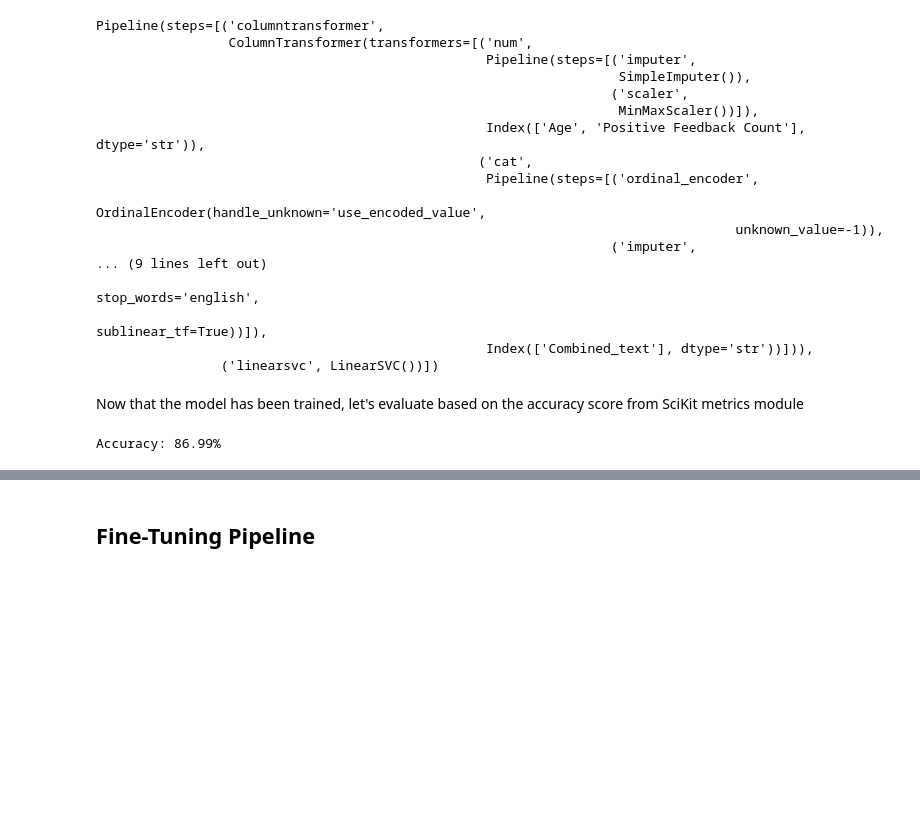
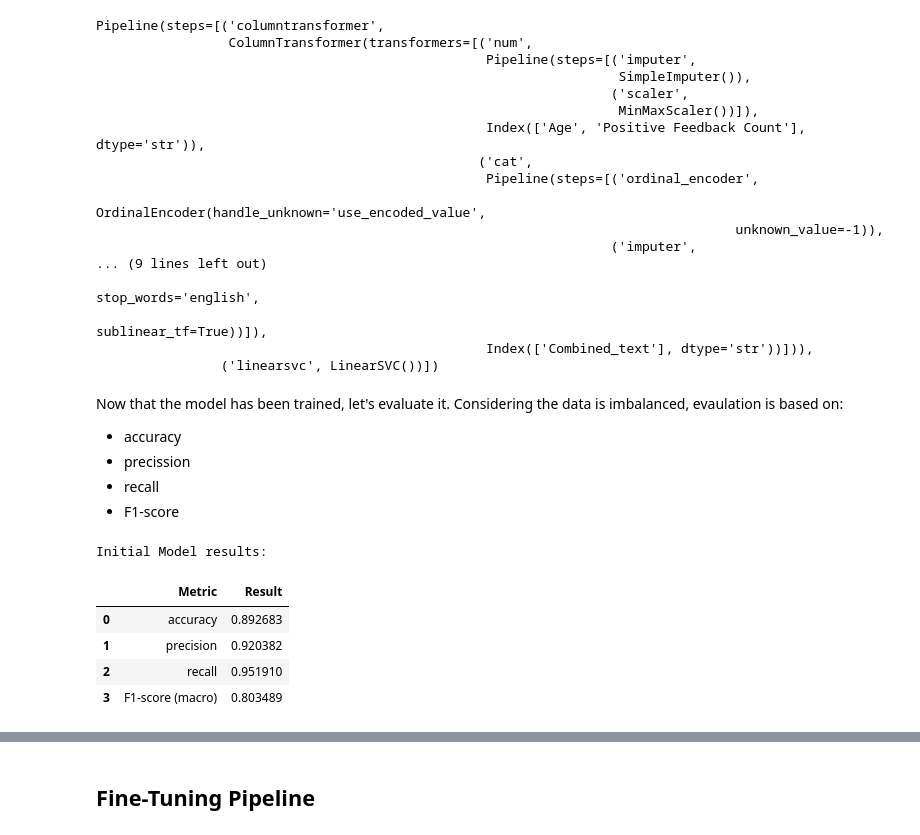
Before and after one commit to dPintost/Pipeline-Project, a Jupyter notebook: Pipelines_project_Diego_Pintos.ipynb, the cells around one changed output, grey strips where cells are left out. Saved outputs shown, nothing was run; the diff lists cells and outputs as text; code cells hidden in the pictures; blank space fills up the shorter version.

```diff
--- a/Pipelines_project_Diego_Pintos.ipynb
+++ b/Pipelines_project_Diego_Pintos.ipynb
@@ -451,13 +445,33 @@ Pipeline(steps=[('columntransformer',
                                                   Index(['Combined_text'], dtype='str'))])),
                 ('linearsvc', LinearSVC())])
 # %% [markdown]
-Now that the model has been trained, let's evaluate based on the accuracy score from SciKit metrics module
+Now that the model has been trained, let's evaluate it.
+Considering the data is imbalanced, evaulation is based on:
+
+- accuracy
+- precission
+- recall
+- F1-score
-# %%
-from sklearn.metrics import accuracy_score
-
-y_pred_linear_SVC = SVC_pipeline.predict(X_test)
-accuracy_linear_SVC_pipeline = accuracy_score(y_test, y_pred_linear_SVC)
-
-print(f'Accuracy: {accuracy_linear_SVC_pipeline*100 :.2f}%')
-# %% [output]
-Accuracy: 86.99%
+# %%
+from sklearn.metrics import accuracy_score, precision_score, recall_score, f1_score
+
+y_pred_linear_SVC = SVC_pipeline.predict(X_test)
+linear_SVC_results=pd.DataFrame({
+    'Metric': ['accuracy', 'precision', 'recall','F1-score (macro)'],
+    'Result': [
+        accuracy_score(y_test, y_pred_linear_SVC),
+        precision_score(y_test, y_pred_linear_SVC),
+        recall_score(y_test, y_pred_linear_SVC),
+        f1_score(y_test, y_pred_linear_SVC, average='macro')
+    ]
+})
+
+print('Initial Model results:')
+linear_SVC_results
+# %% [output]
+Initial Model results:
+|  | Metric | Result |
+| 0 | accuracy | 0.892683 |
+| 1 | precision | 0.920382 |
+| 2 | recall | 0.951910 |
+| 3 | F1-score (macro) | 0.803489 |
```
Also changed, not shown: parts of 17 cells of this notebook.
